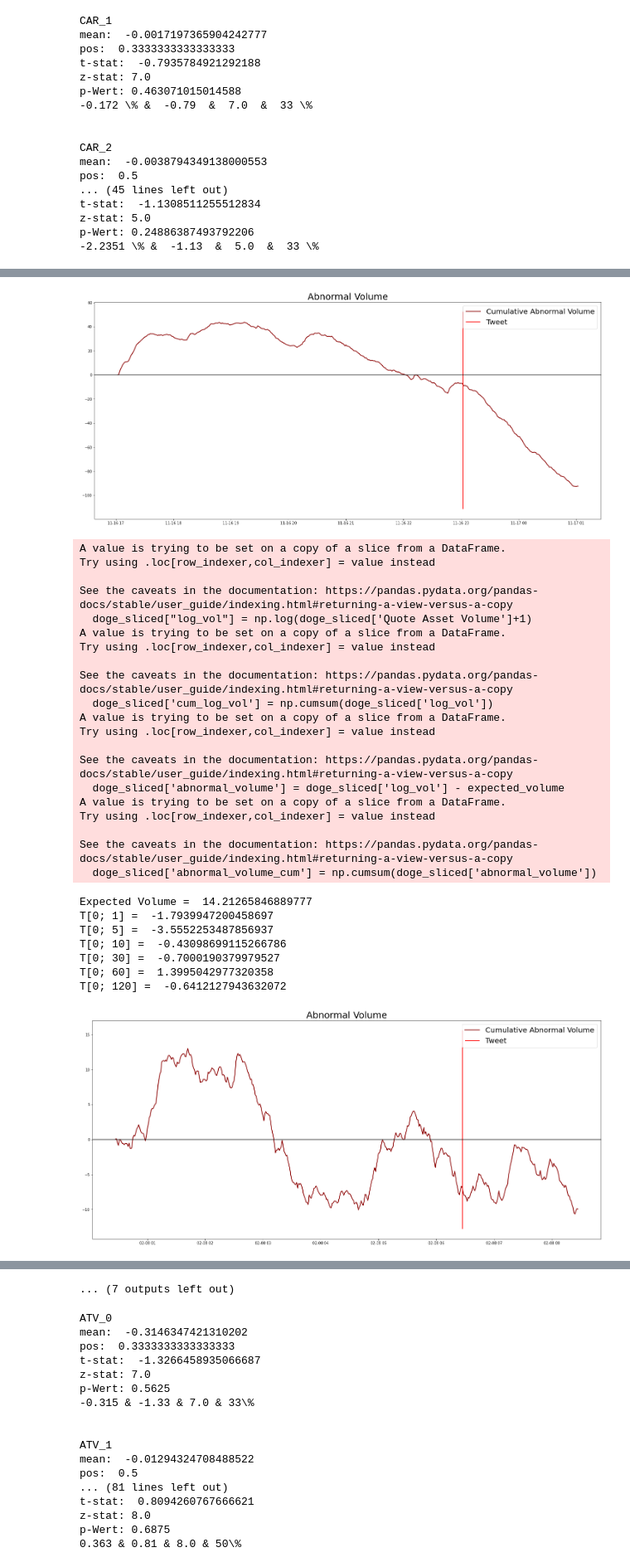
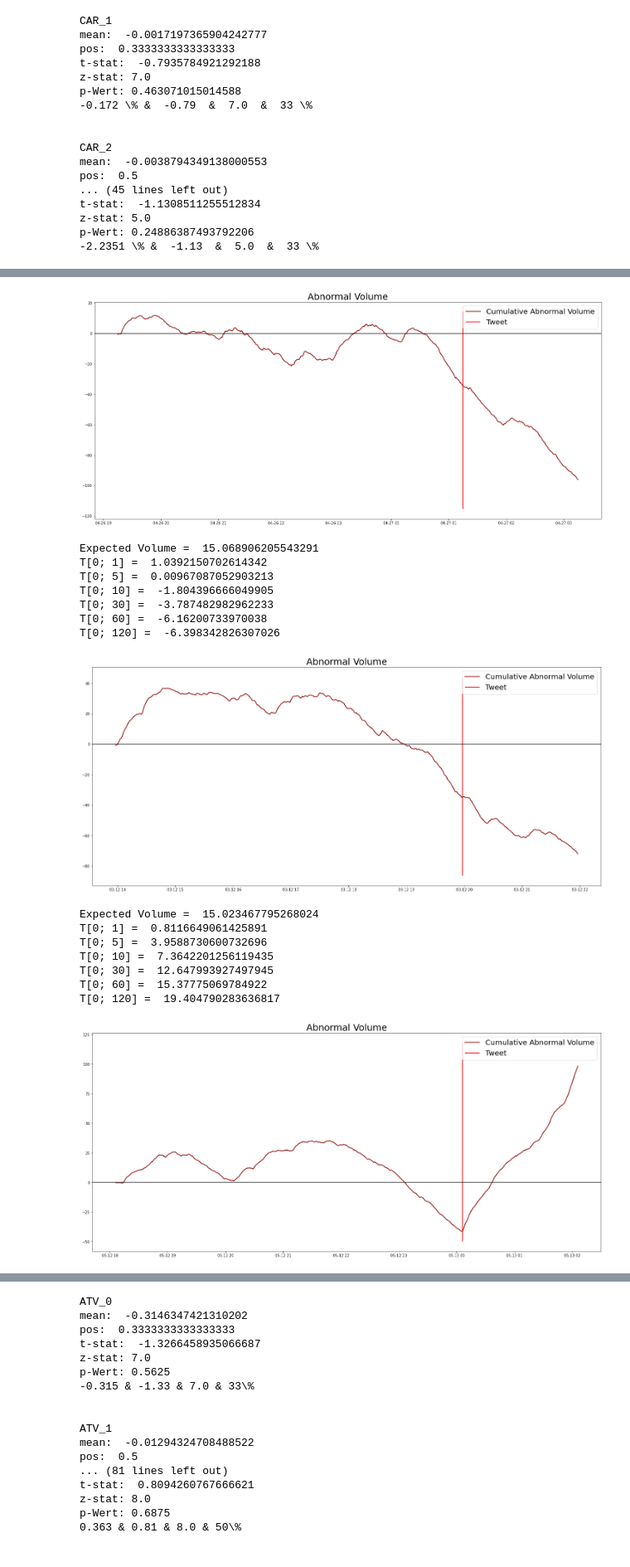
Before and after one commit to Zin9zan9/QMEF, a Jupyter notebook: Bitcoin_analysis.ipynb, the cells around one changed output, grey strips where cells are left out. Shown at 83% size. Drawn from its saved outputs; the diff is of its cells as text; code cells hidden in the pictures.

```diff
--- a/Bitcoin_analysis.ipynb
+++ b/Bitcoin_analysis.ipynb
@@ -395,15 +302,19 @@ See the caveats in the documentation: https://pandas.pydata.org/pandas-docs/stab
 [figure]
 # %%
 # Volume
+pd.options.mode.chained_assignment =None
 df['Date'] = df['timestamp'].apply(lambda x: dt.fromtimestamp(x))
 
 
 atv_ges = pd.DataFrame(columns=['ATV_0', 'ATV_1', 'ATV_2', 'ATV_3', 'ATV_4', 'ATV_5', 'ATV_6', 'ATV_7', 'ATV_8', 'ATV_9', 'ATV_10'])
 catv_ges = pd.DataFrame(columns = ['CATV_1', 'CATV_2', 'CATV_5', 'CATV_10', 'CATV_30', 'CATV_60', 'CATV_120'])
 
+cum_abnormal_volume_all = []
+
 for _, tweet in df_tweets_relevant.iterrows():
     timestamp = tweet['timestamp']
     doge_sliced = df[(df['timestamp'] >= timestamp-360*60) & (df['timestamp'] <= timestamp+120*60)]
+
     # Es werden nach Tweets gesucht, die 240 Minuten vor und 100 Minuten nach dem Event stattgefunden haben.
     tweets_sliced = df_tweets[(df_tweets['timestamp'] >= timestamp-240*60) & (df_tweets['timestamp'] <= timestamp+100*60)]
 
@@ -423,6 +334,8 @@ for _, tweet in df_tweets_relevant.iterrows():
     # Abnormal Returns based on After Returns - Mean Value of Returns (before Tweet)
     doge_sliced['abnormal_volume'] = doge_sliced['log_vol'] - expected_volume
     doge_sliced['abnormal_volume_cum'] = np.cumsum(doge_sliced['abnormal_volume'])
+
+    cum_abnormal_volume_all.append(doge_sliced['log_vol'].values)
 
 
     atv_values = []
@@ -458,4 +371,7 @@ print(atv_ges)
 
 print('catv_frame:')
 print(catv_ges)
+
+cum_abnormal_volume_all = pd.DataFrame(cum_abnormal_volume_all)
+cum_abnormal_volume_all.to_csv('cum_abnormal_volume_all_btc.csv', index=False)
 # %% [output]
@@ -517,29 +409,17 @@ T[0; 120] =  -15.6612200845633
-[figure]
+[figure]
-A value is trying to be set on a copy of a slice from a DataFrame.
-Try using .loc[row_indexer,col_indexer] = value instead
-
-See the caveats in the documentation: https://pandas.pydata.org/pandas-docs/stable/user_guide/indexing.html#returning-a-view-versus-a-copy
-  doge_sliced["log_vol"] = np.log(doge_sliced['Quote Asset Volume']+1)
-A value is trying to be set on a copy of a slice from a DataFrame.
-Try using .loc[row_indexer,col_indexer] = value instead
-
-See the caveats in the documentation: https://pandas.pydata.org/pandas-docs/stable/user_guide/indexing.html#returning-a-view-versus-a-copy
-  doge_sliced['cum_log_vol'] = np.cumsum(doge_sliced['log_vol'])
-A value is trying to be set on a copy of a slice from a DataFrame.
-Try using .loc[row_indexer,col_indexer] = value instead
-
-See the caveats in the documentation: https://pandas.pydata.org/pandas-docs/stable/user_guide/indexing.html#returning-a-view-versus-a-copy
-  doge_sliced['abnormal_volume'] = doge_sliced['log_vol'] - expected_volume
-A value is trying to be set on a copy of a slice from a DataFrame.
-Try using .loc[row_indexer,col_indexer] = value instead
-
-See the caveats in the documentation: https://pandas.pydata.org/pandas-docs/stable/user_guide/indexing.html#returning-a-view-versus-a-copy
-  doge_sliced['abnormal_volume_cum'] = np.cumsum(doge_sliced['abnormal_volume'])
+Expected Volume =  15.068906205543291
+T[0; 1] =  1.0392150702614342
+T[0; 5] =  0.00967087052903213
+T[0; 10] =  -1.804396666049905
+T[0; 30] =  -3.787482982962233
+T[0; 60] =  -6.16200733970038
+T[0; 120] =  -6.398342826307026
+[figure, added]
-Expected Volume =  14.21265846889777
-T[0; 1] =  -1.7939947200458697
-T[0; 5] =  -3.5552253487856937
-T[0; 10] =  -0.43098699115266786
-T[0; 30] =  -0.7000190379979527
-T[0; 60] =  1.3995042977320358
-T[0; 120] =  -0.6412127943632072
+Expected Volume =  15.023467795268024
+T[0; 1] =  0.8116649061425891
+T[0; 5] =  3.9588730600732696
+T[0; 10] =  7.3642201256119435
+T[0; 30] =  12.647993927497945
+T[0; 60] =  15.37775069784922
+T[0; 120] =  19.404790283636817
-[figure]
+[figure, added]
@@ -574,4 +443,3 @@ T[0; 120] =  -10.638841818697948
-... (7 outputs left out)
 # %%
 for s in atv_ges.columns:
     print(s)
```
Also changed, not shown: parts of 4 cells of this notebook, 8 other files.
